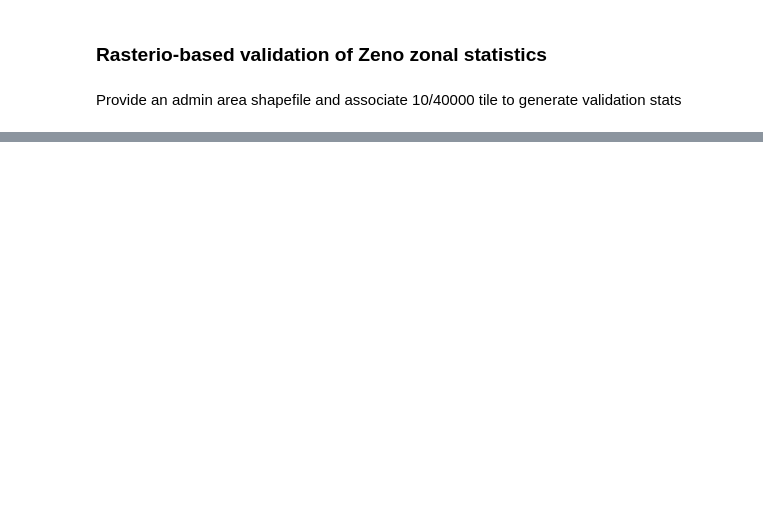
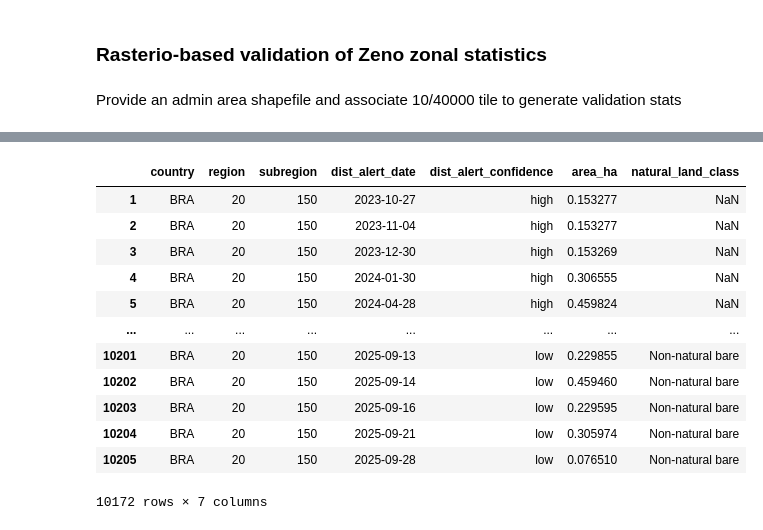
Before and after one commit to wri/project-zeno-data-infra, a Jupyter notebook: notebooks/validate_zonal_stats.ipynb, the cells around one changed output, grey strips where cells are left out. Saved outputs shown, nothing was run; the diff lists cells and outputs as text; code cells hidden in the pictures; blank space fills up the shorter version.

Commit message:
GTC-3367 Generate SBTN validation results

```diff
--- a/notebooks/validate_zonal_stats.ipynb
+++ b/notebooks/validate_zonal_stats.ipynb
@@ -256 +259,17 @@ result_df
+# %%
+result_df
+# %% [output]
+|  | country | region | subregion | dist_alert_date | dist_alert_confidence | area_ha | natural_land_class |
+| 1 | BRA | 20 | 150 | 2023-10-27 | high | 0.153277 | NaN |
+| 2 | BRA | 20 | 150 | 2023-11-04 | high | 0.153277 | NaN |
+| 3 | BRA | 20 | 150 | 2023-12-30 | high | 0.153269 | NaN |
+| 4 | BRA | 20 | 150 | 2024-01-30 | high | 0.306555 | NaN |
+| 5 | BRA | 20 | 150 | 2024-04-28 | high | 0.459824 | NaN |
+| ... | ... | ... | ... | ... | ... | ... | ... |
+| 10201 | BRA | 20 | 150 | 2025-09-13 | low | 0.229855 | Non-natural bare |
+| 10202 | BRA | 20 | 150 | 2025-09-14 | low | 0.459460 | Non-natural bare |
+| 10203 | BRA | 20 | 150 | 2025-09-16 | low | 0.229595 | Non-natural bare |
+| 10204 | BRA | 20 | 150 | 2025-09-21 | low | 0.305974 | Non-natural bare |
+| 10205 | BRA | 20 | 150 | 2025-09-28 | low | 0.076510 | Non-natural bare |
+10172 rows × 7 columns
 # %%
```
Also changed, not shown: parts of 13 cells of this notebook, 2 other files.
